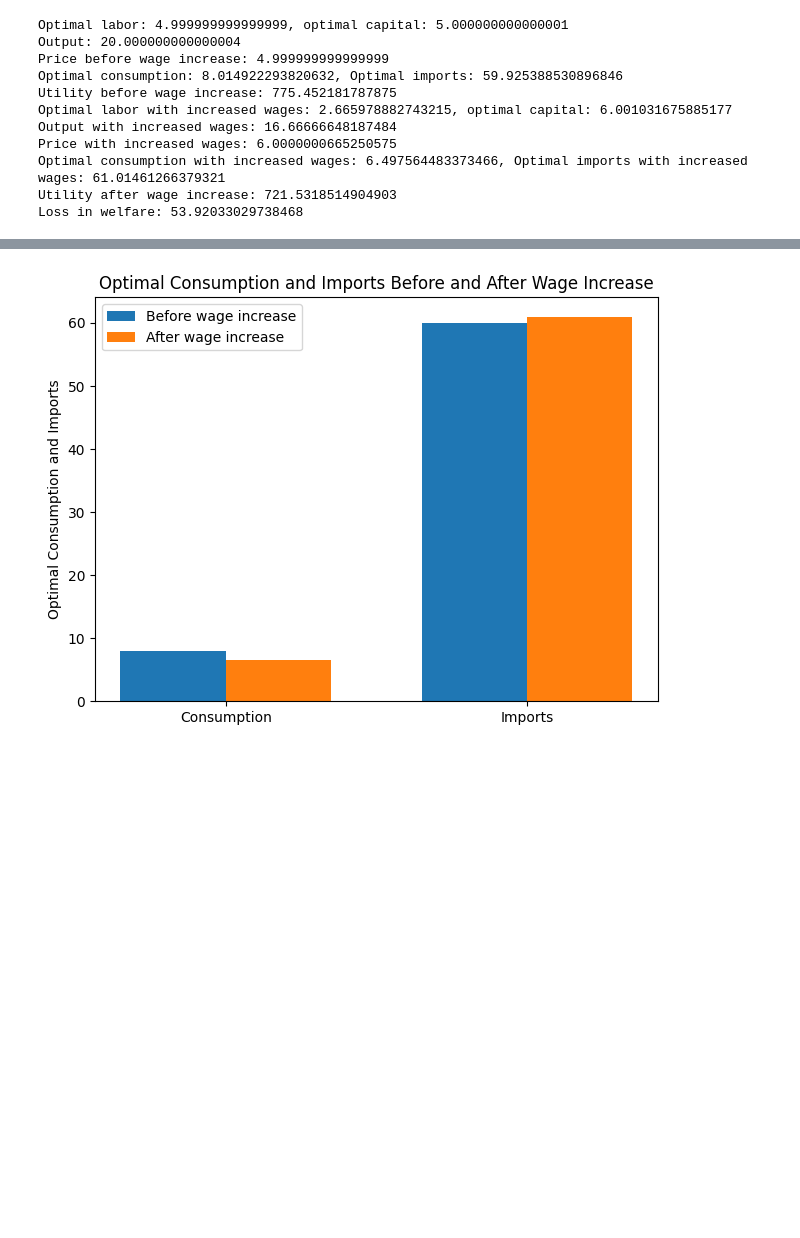
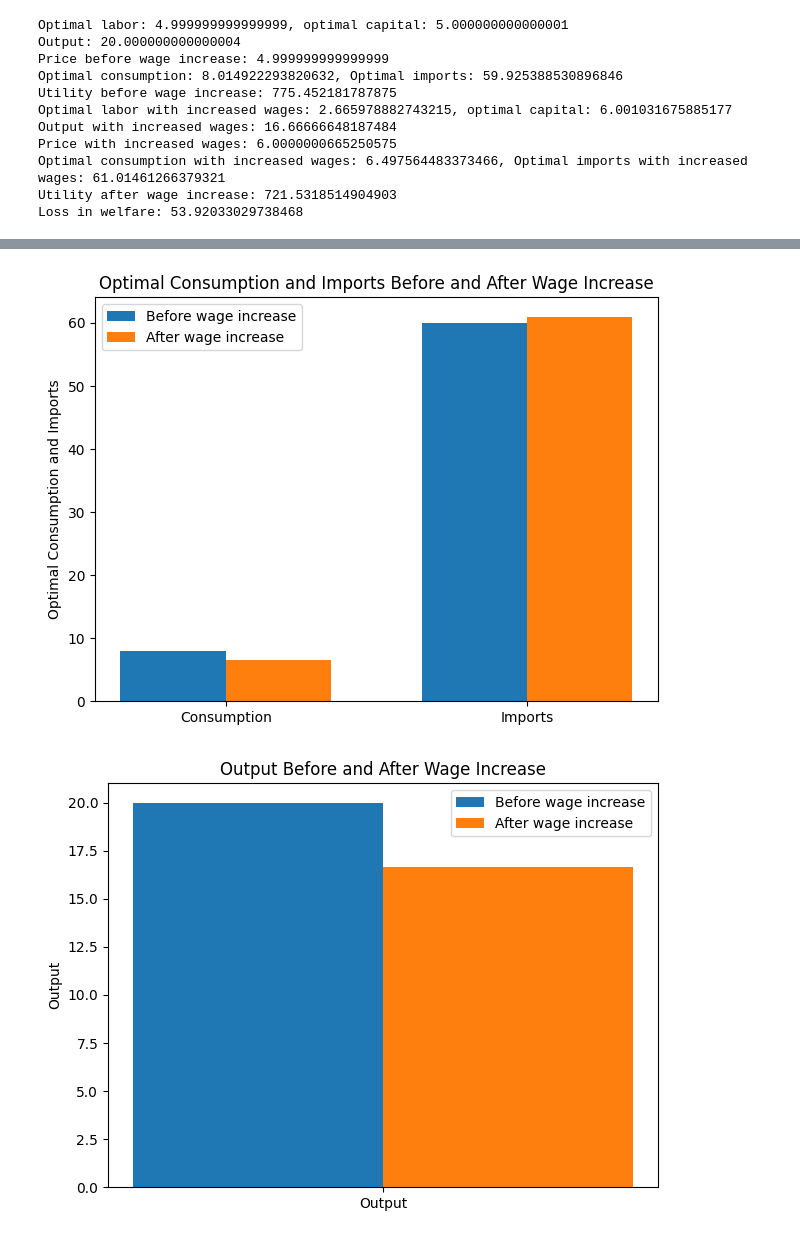
Before and after one commit to franc703/micro_macro_models, a Jupyter notebook: notebooks/simple_model.ipynb, the cells around one changed output, grey strips where cells are left out. Saved outputs shown, nothing was run; the diff lists cells and outputs as text; code cells hidden in the pictures; blank space fills up the shorter version.

Commit message:
add new graphs

```diff
--- a/notebooks/simple_model.ipynb
+++ b/notebooks/simple_model.ipynb
@@ -131,30 +131,95 @@ x = np.arange(len(labels))  # the label locations
 width = 0.35  # the width of the bars
 
 fig, ax = plt.subplots()
 rects1 = ax.bar(x - width/2, before_wage_increase, width, label='Before wage increase')
 rects2 = ax.bar(x + width/2, after_wage_increase, width, label='After wage increase')
 
 # Add some text for labels, title and custom x-axis tick labels, etc.
 ax.set_ylabel('Optimal Consumption and Imports')
 ax.set_title('Optimal Consumption and Imports Before and After Wage Increase')
 ax.set_xticks(x)
 ax.set_xticklabels(labels)
 ax.legend()
 
 fig.tight_layout()
 
 plt.show()
+
+# Bar chart for Output
+labels = ['Output']
+before_wage_increase = [output]
+after_wage_increase = [output2]
+
+x = np.arange(len(labels))
+width = 0.35
+
+fig, ax = plt.subplots()
+rects1 = ax.bar(x - width/2, before_wage_increase, width, label='Before wage increase')
+rects2 = ax.bar(x + width/2, after_wage_increase, width, label='After wage increase')
+
+ax.set_ylabel('Output')
+ax.set_title('Output Before and After Wage Increase')
+ax.set_xticks(x)
+ax.set_xticklabels(labels)
+ax.legend()
+
+fig.tight_layout()
+
+plt.show()
+
+# Bar chart for Price
+labels = ['Price']
+before_wage_increase = [price]
+after_wage_increase = [price2]
+
+x = np.arange(len(labels))
+
+fig, ax = plt.subplots()
+rects1 = ax.bar(x - width/2, before_wage_increase, width, label='Before wage increase')
+rects2 = ax.bar(x + width/2, after_wage_increase, width, label='After wage increase')
+
+ax.set_ylabel('Price')
+ax.set_title('Price Before and After Wage Increase')
+ax.set_xticks(x)
+ax.set_xticklabels(labels)
+ax.legend()
+
+fig.tight_layout()
+
+plt.show()
+
+# Bar chart for Utility with Loss in Welfare
+labels = ['Utility']
+before_wage_increase = [utility_before]
+after_wage_increase = [utility_after]
+
+x = np.arange(len(labels))
+
+fig, ax = plt.subplots()
+rects1 = ax.bar(x - width/2, before_wage_increase, width, label='Before wage increase')
+rects2 = ax.bar(x + width/2, after_wage_increase, width, label='After wage increase')
+
+ax.set_ylabel('Utility')
+ax.set_title('Utility Before and After Wage Increase\nLoss in Welfare: {:.2f}'.format(loss_in_welfare))
+ax.set_xticks(x)
+ax.set_xticklabels(labels)
+ax.legend()
+
+fig.tight_layout()
+
+plt.show()
 # %% [output]
 Optimal labor: 4.999999999999999, optimal capital: 5.000000000000001
 Output: 20.000000000000004
 Price before wage increase: 4.999999999999999
 Optimal consumption: 8.014922293820632, Optimal imports: 59.925388530896846
 Utility before wage increase: 775.452181787875
 Optimal labor with increased wages: 2.665978882743215, optimal capital: 6.001031675885177
 Output with increased wages: 16.66666648187484
 Price with increased wages: 6.0000000665250575
 Optimal consumption with increased wages: 6.497564483373466, Optimal imports with increased wages: 61.01461266379321
 Utility after wage increase: 721.5318514904903
 Loss in welfare: 53.92033029738468
 [figure]
 [figure]
+[figure, added]
```
Also changed, not shown: parts of 1 cell of this notebook.
